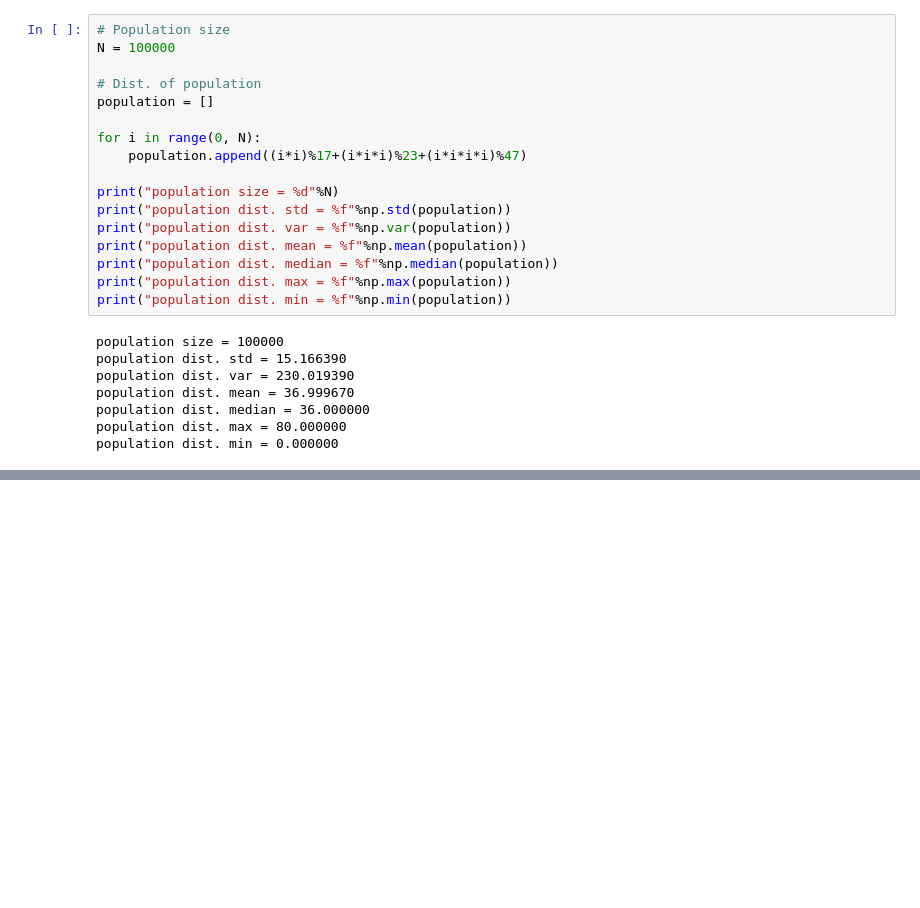
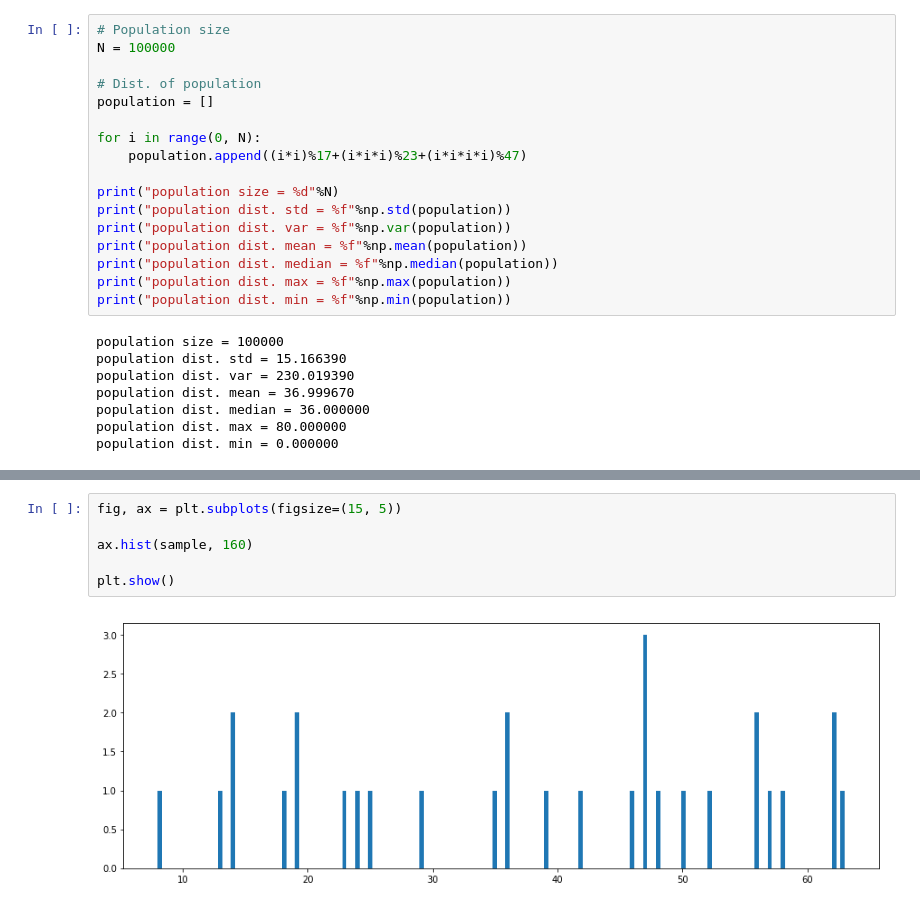
Before and after one commit to Morrowind1983/Statistics-Simulation, a Jupyter notebook: Statistics Research.ipynb, the cells around one changed output, grey strips where cells are left out. Drawn from its saved outputs; the diff is of its cells as text; blank space fills up the shorter version.

```diff
--- a/Statistics Research.ipynb
+++ b/Statistics Research.ipynb
@@ -55,2 +66,10 @@ sample dist. min = 17.000000
+# %%
+fig, ax = plt.subplots(figsize=(15, 5))
+
+ax.hist(sample, 160)
+
+plt.show()
+# %% [output]
+[figure, added]
 # %%
 # Sample size
```
Also changed, not shown: parts of 8 cells of this notebook.
